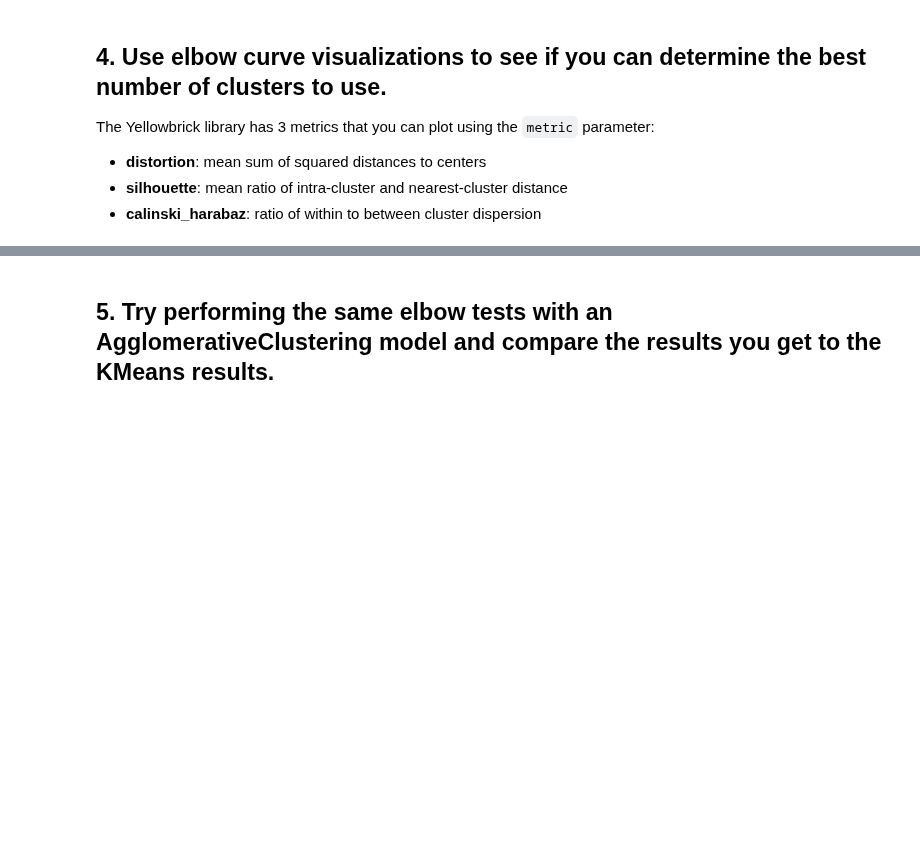
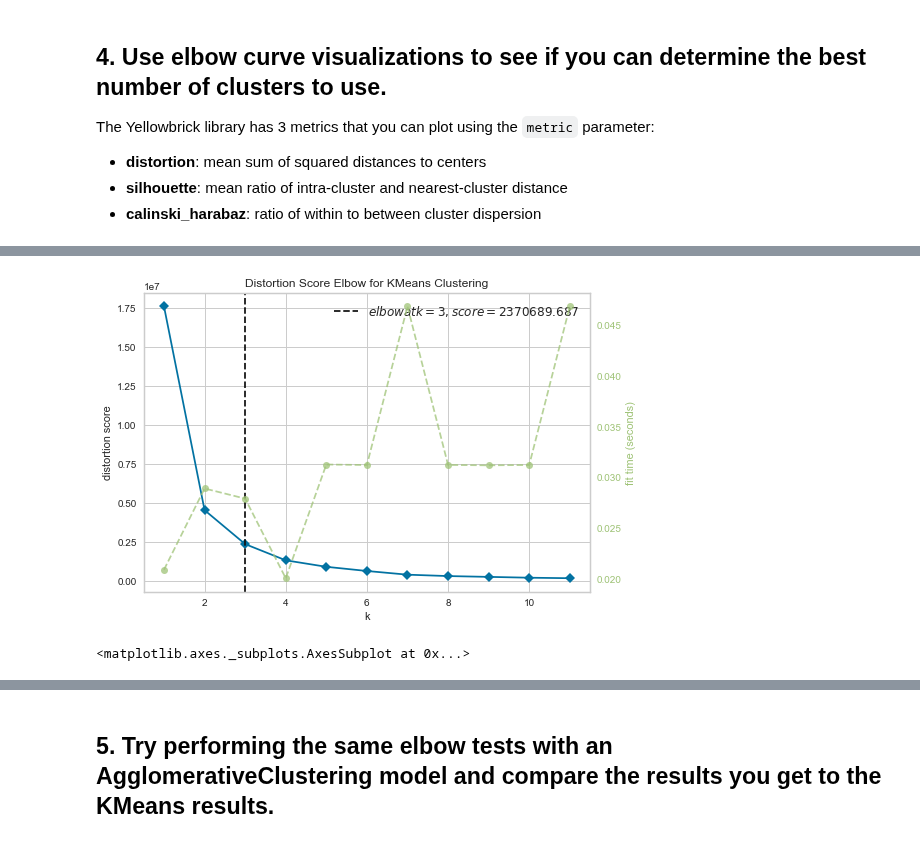
Before and after one commit to ta-datapt-bcn/lab_evaluation, a Jupyter notebook: lab-unsupervised-learning-evaluation/your-code/main.ipynb, the cells around one changed output, grey strips where cells are left out. Cells and saved outputs as stored; diff of their text form; code cells hidden in the pictures; blank space fills up the shorter version.

```diff
--- a/lab-unsupervised-learning-evaluation/your-code/main.ipynb
+++ b/lab-unsupervised-learning-evaluation/your-code/main.ipynb
@@ -11,2 +13,5 @@ warnings.filterwarnings("ignore", category=RuntimeWarning)
 # %% [markdown]
 Load the wine dataset using sklearn and get the datasets X and y containing the target and the rest of the variables
+# %%
+X,y= load_wine(return_X_y=True)
+print(X.shape)
@@ -17,2 +43,8 @@ Load the wine dataset using sklearn and get the datasets X and y containing the
 # %% [markdown]
 ## 3. Train a KMeans clustering model on the data set using 3 clusters and compute the silhouette score for the model.
+# %%
+n_clusters=3
+kmeans = KMeans(n_clusters= n_clusters, init='k-means++', max_iter=300, n_init=10, random_state=42)
+y_kmeans = kmeans.fit_predict(X)
+silhouette_avg = silhouette_score(X, y_kmeans)
+print("For n_clusters =", n_clusters, "The average silhouette_score is :", silhouette_avg)
@@ -30,0 +61,8 @@ ModuleNotFoundError: No module named 'yellowbrick'
+# %%
+from yellowbrick.cluster import KElbowVisualizer
+visualizer = KElbowVisualizer(kmeans, metric='distortion', k=(1,12))
+visualizer.fit(X)        # Fit the data to the visualizer
+visualizer.show()
+# %% [output]
+[figure, added]
+<matplotlib.axes._subplots.AxesSubplot at 0x...>
```
Also changed, not shown: parts of 21 cells of this notebook.
